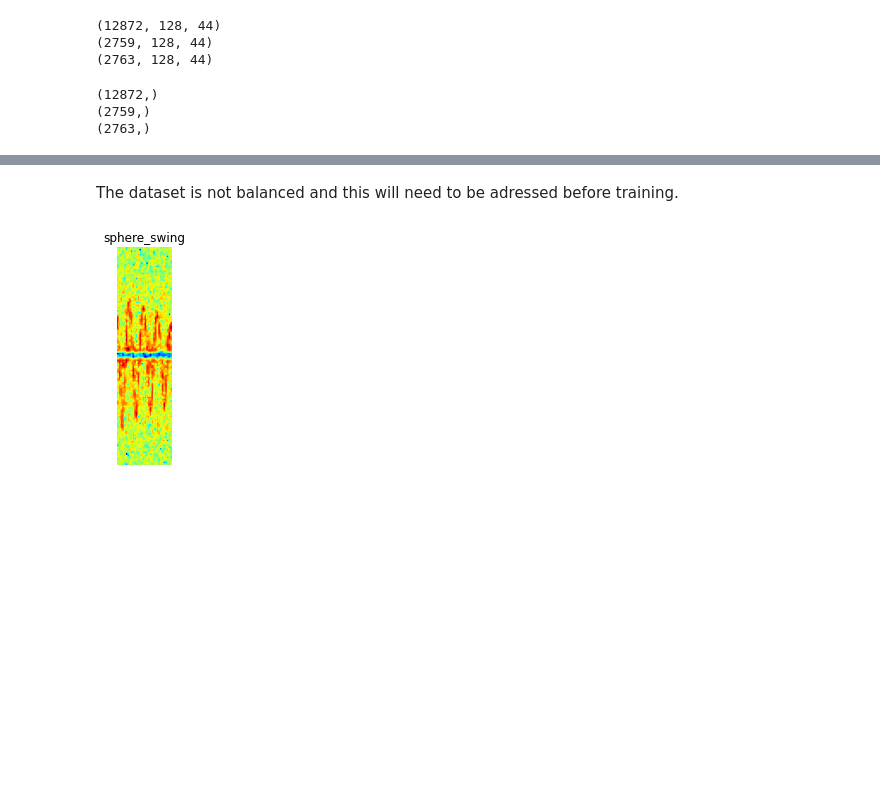
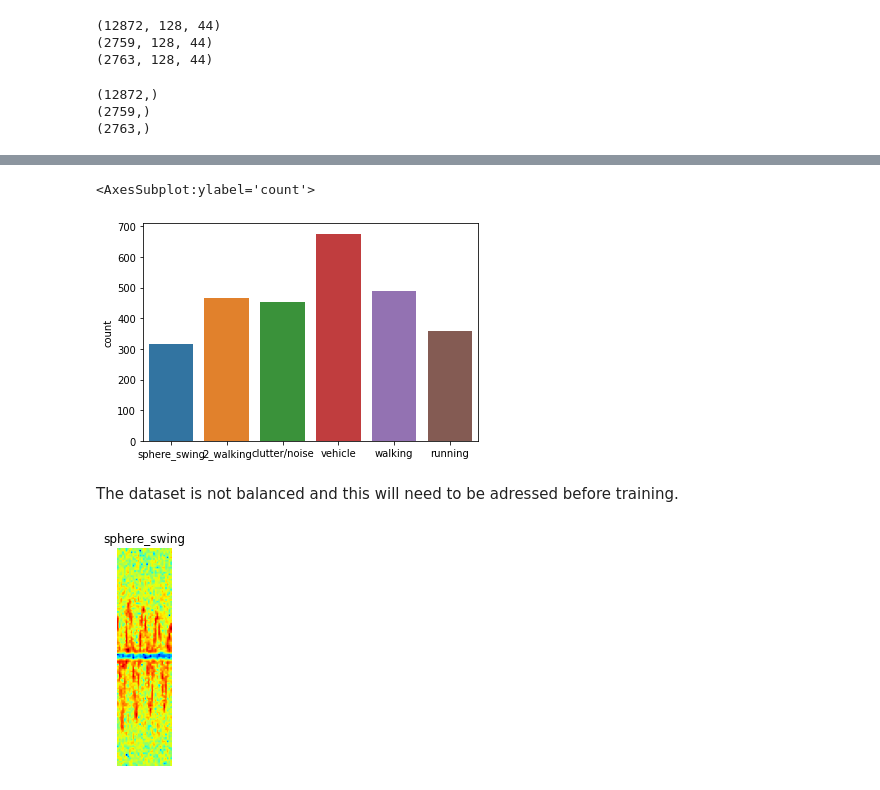
Before and after one commit to nemashy/Masters-Nyasha, a Jupyter notebook: Data Pre-processing and EDA/Exploratory Data Analysis.ipynb, the cells around one changed output, grey strips where cells are left out. Drawn from its saved outputs; the diff is of its cells as text; code cells hidden in the pictures; blank space fills up the shorter version.

```diff
--- a/Data Pre-processing and EDA/Exploratory Data Analysis.ipynb
+++ b/Data Pre-processing and EDA/Exploratory Data Analysis.ipynb
@@ -141,3 +146,8 @@ sns.countplot(y_train)
+# %%
+sns.countplot(y_val)
+# %% [output]
+<AxesSubplot:ylabel='count'>
+[figure, added]
 # %% [markdown]
 The dataset is not balanced and this will need to be adressed before training.
 # %%
```
Also changed, not shown: parts of 7 cells of this notebook, 7 other files.
